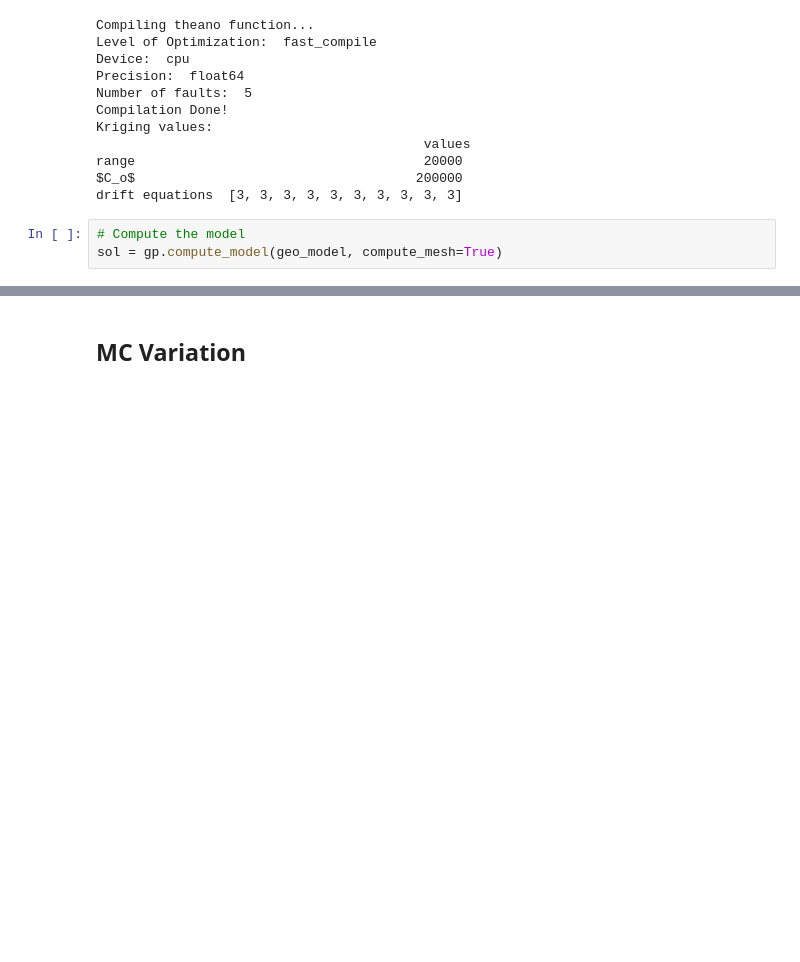
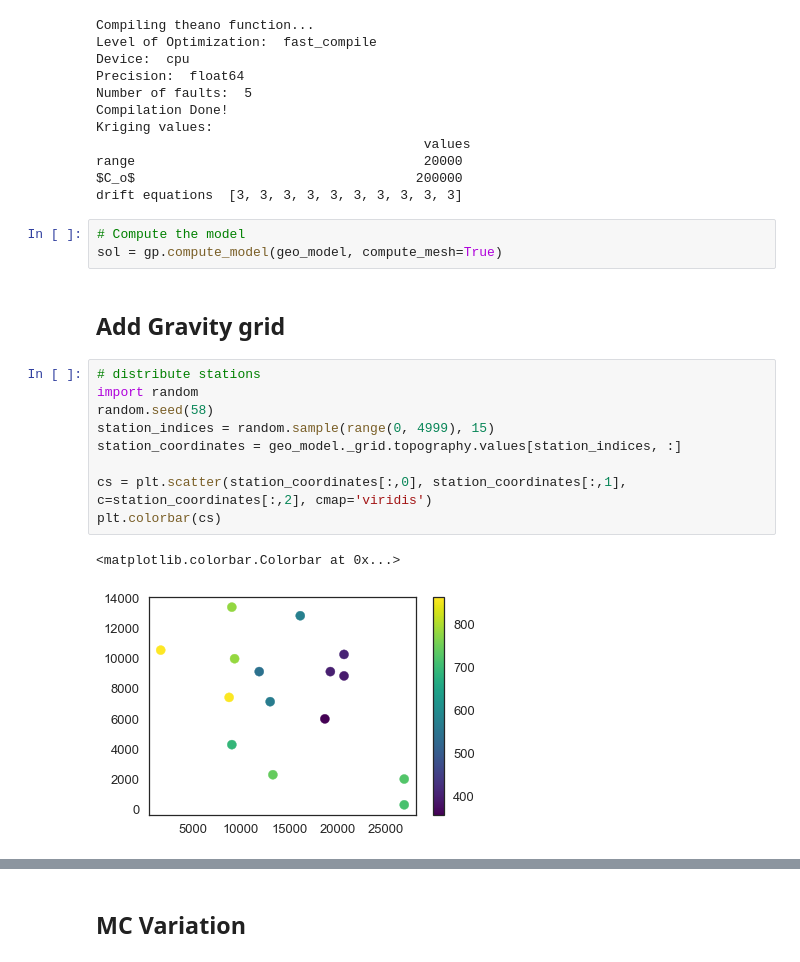
Before and after one commit to Japhiolite/PCT-modelling, a Jupyter notebook: notebooks/PCT_Create_MC_Ensemble.ipynb, the cells around one changed output, grey strips where cells are left out. Cells and saved outputs as stored; diff of their text form; blank space fills up the shorter version.

```diff
--- a/notebooks/PCT_Create_MC_Ensemble.ipynb
+++ b/notebooks/PCT_Create_MC_Ensemble.ipynb
@@ -141,3 +141,17 @@ drift equations  [3, 3, 3, 3, 3, 3, 3, 3, 3, 3]
 # %%
 # Compute the model
 sol = gp.compute_model(geo_model, compute_mesh=True)
+# %% [markdown]
+## Add Gravity grid
+# %%
+# distribute stations
+import random
+random.seed(58)
+station_indices = random.sample(range(0, 4999), 15)
+station_coordinates = geo_model._grid.topography.values[station_indices, :]
+
+cs = plt.scatter(station_coordinates[:,0], station_coordinates[:,1], c=station_coordinates[:,2], cmap='viridis')
+plt.colorbar(cs)
+# %% [output]
+<matplotlib.colorbar.Colorbar at 0x...>
+[figure, added]
```
Also changed, not shown: parts of 10 cells of this notebook, 2 other files.
